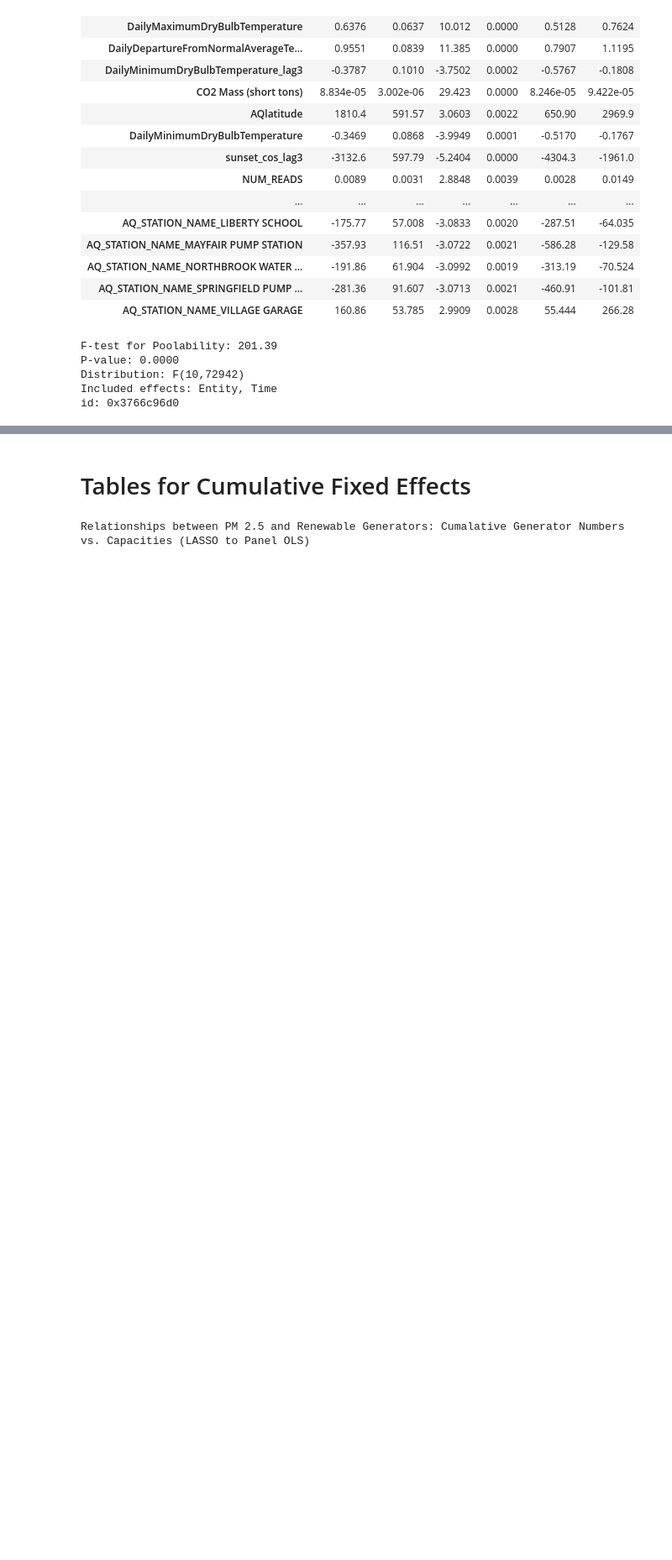
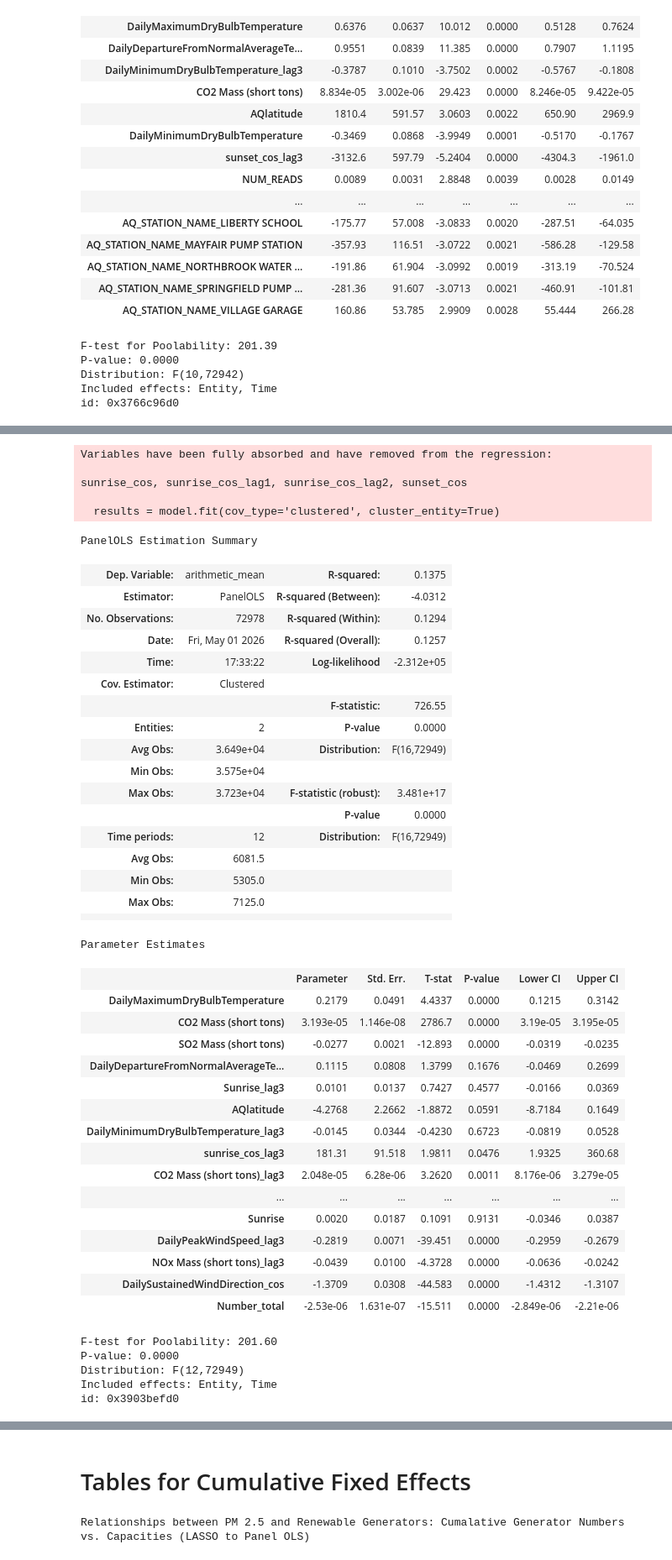
Before and after one commit to griffinberonio/AAE-724-Repo, a Jupyter notebook: Final_Model_Analysis.ipynb, the cells around one changed output, grey strips where cells are left out. Shown at 84% size. Saved outputs shown, nothing was run; the diff lists cells and outputs as text; code cells hidden in the pictures; blank space fills up the shorter version.

```diff
--- a/Final_Model_Analysis.ipynb
+++ b/Final_Model_Analysis.ipynb
@@ -1749,0 +1849,50 @@ id: 0x3766c96d0
+# %%
+# Totals and month fixed effects for PM 2.5:
+PM_NUMTOT_MONTH = model_4_lasso_panel(totaldataframe, x_pm_num_total, y_pm, fe3)
+PM_NUMTOT_MONTH
+# %% [output]
+Variables have been fully absorbed and have removed from the regression:
+
+sunrise_cos, sunrise_cos_lag1, sunrise_cos_lag2, sunset_cos
+
+  results = model.fit(cov_type='clustered', cluster_entity=True)
+PanelOLS Estimation Summary
+| Dep. Variable: | arithmetic_mean | R-squared: | 0.1375 |
+| Estimator: | PanelOLS | R-squared (Between): | -4.0312 |
+| No. Observations: | 72978 | R-squared (Within): | 0.1294 |
+| Date: | Fri, May 01 2026 | R-squared (Overall): | 0.1257 |
+| Time: | 17:33:22 | Log-likelihood | -2.312e+05 |
+| Cov. Estimator: | Clustered |  |  |
+|  |  | F-statistic: | 726.55 |
+| Entities: | 2 | P-value | 0.0000 |
+| Avg Obs: | 3.649e+04 | Distribution: | F(16,72949) |
+| Min Obs: | 3.575e+04 |  |  |
+| Max Obs: | 3.723e+04 | F-statistic (robust): | 3.481e+17 |
+|  |  | P-value | 0.0000 |
+| Time periods: | 12 | Distribution: | F(16,72949) |
+| Avg Obs: | 6081.5 |  |  |
+| Min Obs: | 5305.0 |  |  |
+| Max Obs: | 7125.0 |  |  |
+|  |  |  |  |
+Parameter Estimates
+|  | Parameter | Std. Err. | T-stat | P-value | Lower CI | Upper CI |
+| DailyMaximumDryBulbTemperature | 0.2179 | 0.0491 | 4.4337 | 0.0000 | 0.1215 | 0.3142 |
+| CO2 Mass (short tons) | 3.193e-05 | 1.146e-08 | 2786.7 | 0.0000 | 3.19e-05 | 3.195e-05 |
+| SO2 Mass (short tons) | -0.0277 | 0.0021 | -12.893 | 0.0000 | -0.0319 | -0.0235 |
+| DailyDepartureFromNormalAverageTe... | 0.1115 | 0.0808 | 1.3799 | 0.1676 | -0.0469 | 0.2699 |
+| Sunrise_lag3 | 0.0101 | 0.0137 | 0.7427 | 0.4577 | -0.0166 | 0.0369 |
+| AQlatitude | -4.2768 | 2.2662 | -1.8872 | 0.0591 | -8.7184 | 0.1649 |
+| DailyMinimumDryBulbTemperature_lag3 | -0.0145 | 0.0344 | -0.4230 | 0.6723 | -0.0819 | 0.0528 |
+| sunrise_cos_lag3 | 181.31 | 91.518 | 1.9811 | 0.0476 | 1.9325 | 360.68 |
+| CO2 Mass (short tons)_lag3 | 2.048e-05 | 6.28e-06 | 3.2620 | 0.0011 | 8.176e-06 | 3.279e-05 |
+| ... | ... | ... | ... | ... | ... | ... |
+| Sunrise | 0.0020 | 0.0187 | 0.1091 | 0.9131 | -0.0346 | 0.0387 |
+| DailyPeakWindSpeed_lag3 | -0.2819 | 0.0071 | -39.451 | 0.0000 | -0.2959 | -0.2679 |
+| NOx Mass (short tons)_lag3 | -0.0439 | 0.0100 | -4.3728 | 0.0000 | -0.0636 | -0.0242 |
+| DailySustainedWindDirection_cos | -1.3709 | 0.0308 | -44.583 | 0.0000 | -1.4312 | -1.3107 |
+| Number_total | -2.53e-06 | 1.631e-07 | -15.511 | 0.0000 | -2.849e-06 | -2.21e-06 |
+F-test for Poolability: 201.60
+P-value: 0.0000
+Distribution: F(12,72949)
+Included effects: Entity, Time
+id: 0x3903befd0
```
Also changed, not shown: parts of 3 cells of this notebook, 1 other file.
